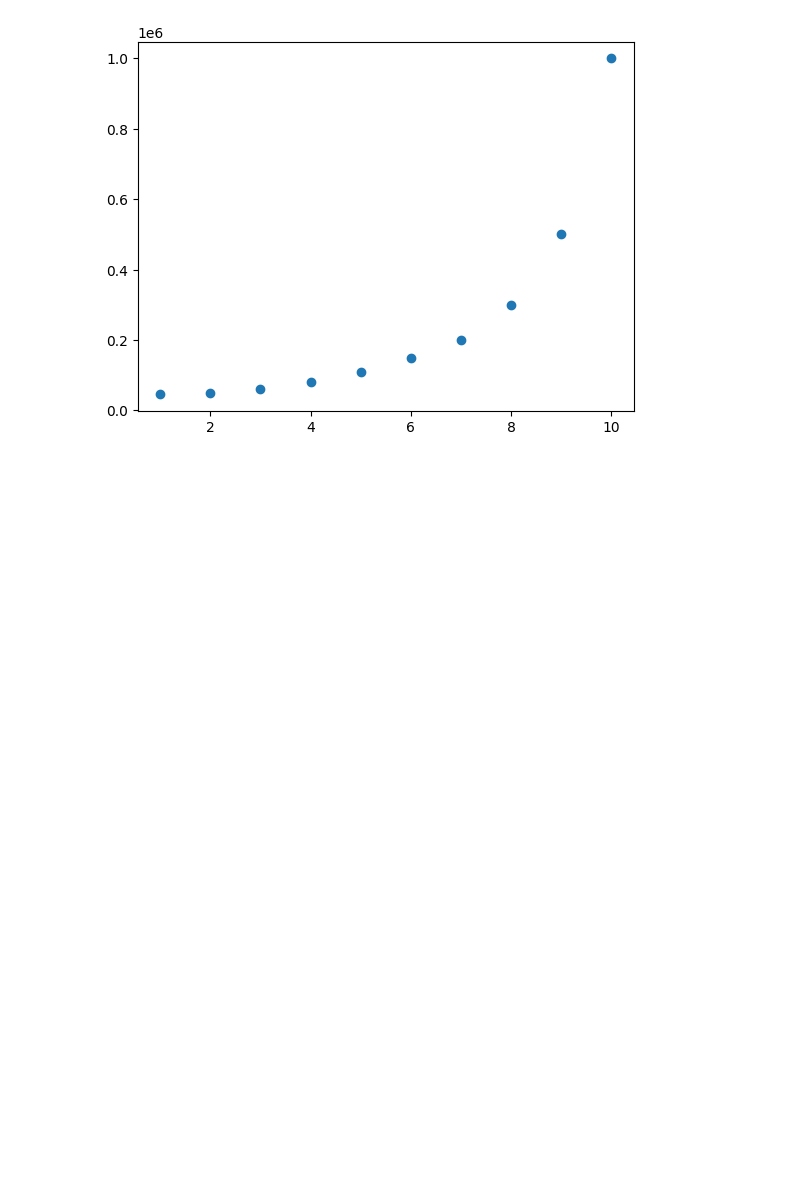
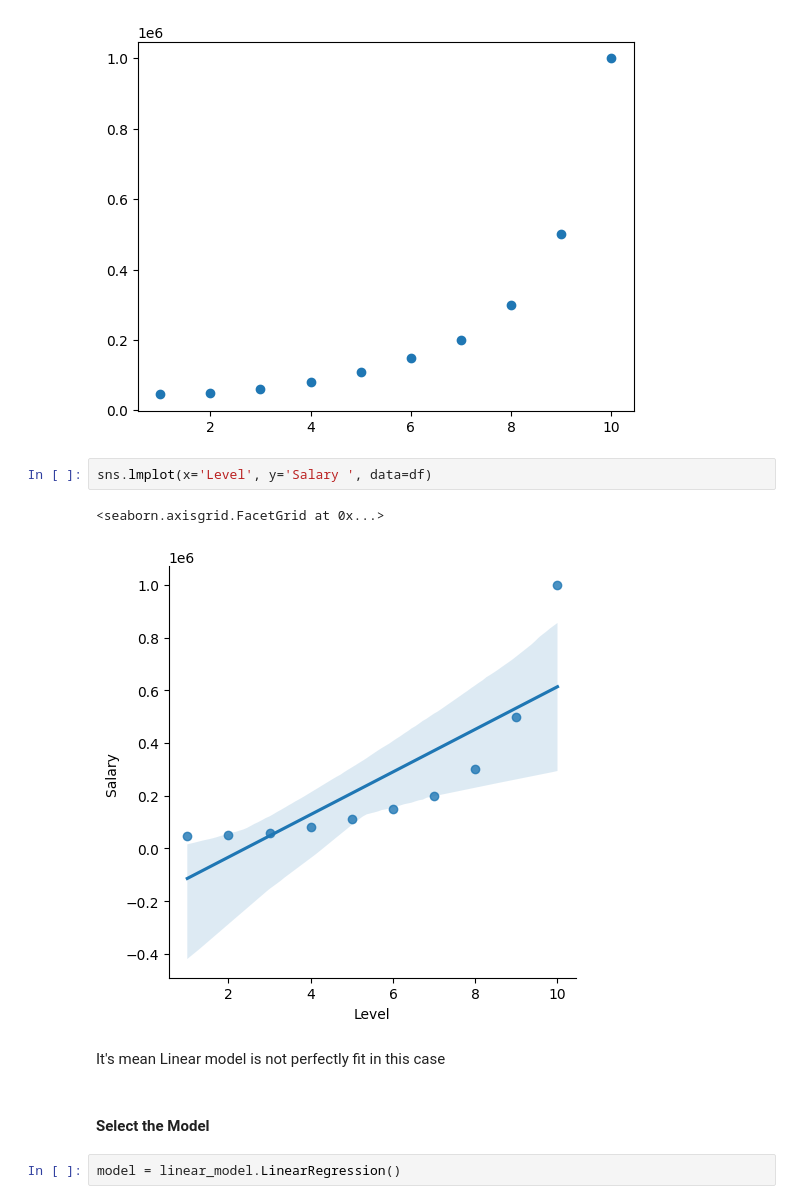
Before and after one commit to ZiaUrRehman-bit/Implementation-of-Machine-Learning-Algorithm, a Jupyter notebook: 02. Linear Regression/06.PolynomialRegression.ipynb, the cells around one changed output. Cells and saved outputs as stored; diff of their text form; blank space fills up the shorter version.

```diff
--- a/02. Linear Regression/06.PolynomialRegression.ipynb
+++ b/02. Linear Regression/06.PolynomialRegression.ipynb
@@ -79,3 +78,14 @@ plt.scatter(x, y)
 # %% [output]
 <matplotlib.collections.PathCollection at 0x...>
 [figure]
+# %%
+sns.lmplot(x='Level', y='Salary ', data=df)
+# %% [output]
+<seaborn.axisgrid.FacetGrid at 0x...>
+[figure, added]
+# %% [markdown]
+It's mean Linear model is not perfectly fit in this case
+# %% [markdown]
+#### Select the Model
+# %%
+model = linear_model.LinearRegression()
```
Also changed, not shown: parts of 28 cells of this notebook, 1 other file.
